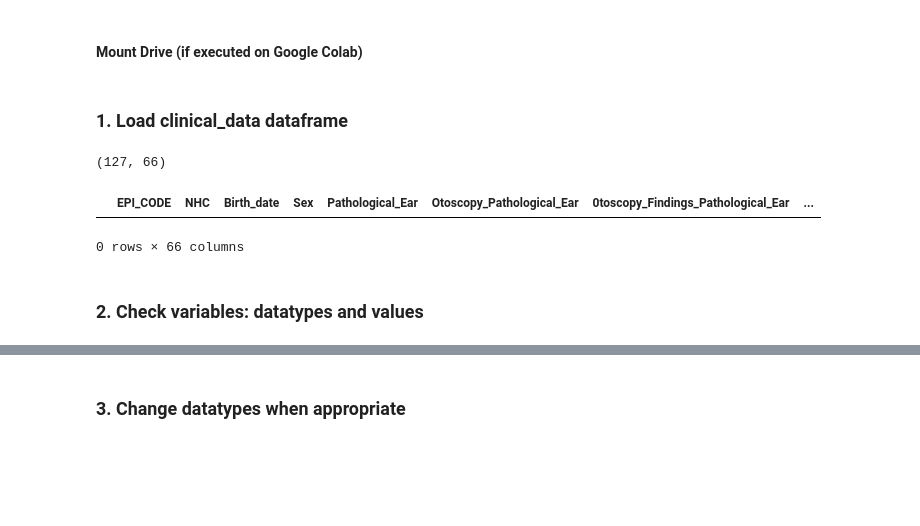
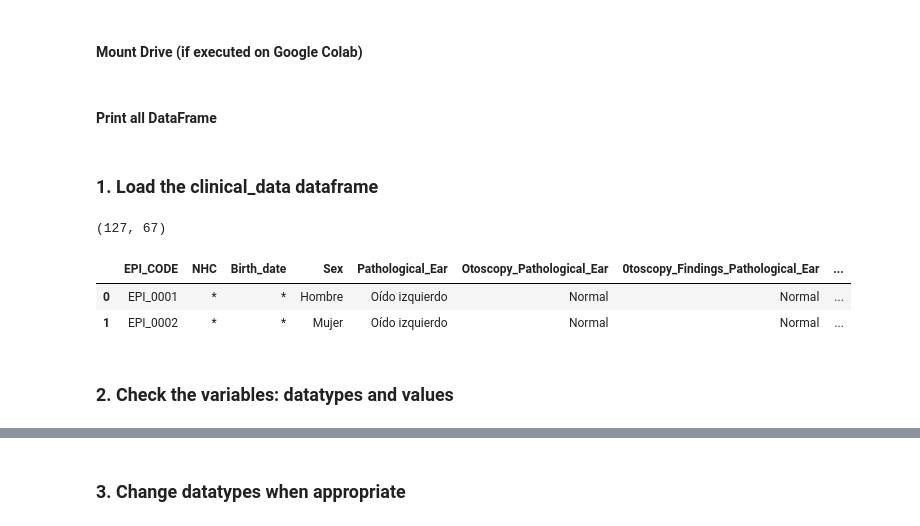
Before and after one commit to PabloMF-M/Otosclerosis_A_Radiomics_Analysis_using_Machine_Learning, a Jupyter notebook: 1. Clean_clinical_data.ipynb, the cells around one changed output, grey strips where cells are left out. Saved outputs shown, nothing was run; the diff lists cells and outputs as text; code cells hidden in the pictures; blank space fills up the shorter version.

```diff
--- a/1. Clean_clinical_data.ipynb
+++ b/1. Clean_clinical_data.ipynb
@@ -44,3 +46,5 @@ Directory files: ['Tables', 'Databases', 'Episodes', 'Figures', 'Notebooks']
 # %%
 #from google.colab import drive
 #drive.mount('/content/drive')
+# %% [markdown]
+#### Print all DataFrame
@@ -47,18 +63,19 @@ Directory files: ['Tables', 'Databases', 'Episodes', 'Figures', 'Notebooks']
 # %% [markdown]
-### **1. Load clinical_data dataframe**
+### **1. Load the clinical_data dataframe**
 # %%
 # Load pandas dataframe
-clinical_data_dir= 'Databases/1_Otosclerosis_clinical_data.xlsx'
-df_clinical= pd.read_excel(clinical_data_dir, engine='openpyxl', na_values='nan')
+clinical_data_dir= 'Databases/1_df_clinical_data_anonymized.csv'
+df_clinical= pd.read_csv(clinical_data_dir, na_values='nan', index_col=False)
 
 print(df_clinical.shape)
-df_clinical.head(0)
+df_clinical.head(2)
 # %% [output]
-(127, 66)
+(127, 67)
 |  | EPI_CODE | NHC | Birth_date | Sex | Pathological_Ear | Otoscopy_Pathological_Ear | 0toscopy_Findings_Pathological_Ear | ... |
+| 0 | EPI_0001 | * | * | Hombre | Oído izquierdo | Normal | Normal | ... |
+| 1 | EPI_0002 | * | * | Mujer | Oído izquierdo | Normal | Normal | ... |
-0 rows × 66 columns
 # %% [markdown]
-### **2. Check variables: datatypes and values**
+### **2. Check the variables: datatypes and values**
 # %%
 print(f'Number of columns: {df_clinical.shape[1]}\n')
 print(df_clinical.dtypes.to_string())
```
Also changed, not shown: parts of 15 cells of this notebook, 1 other file.
